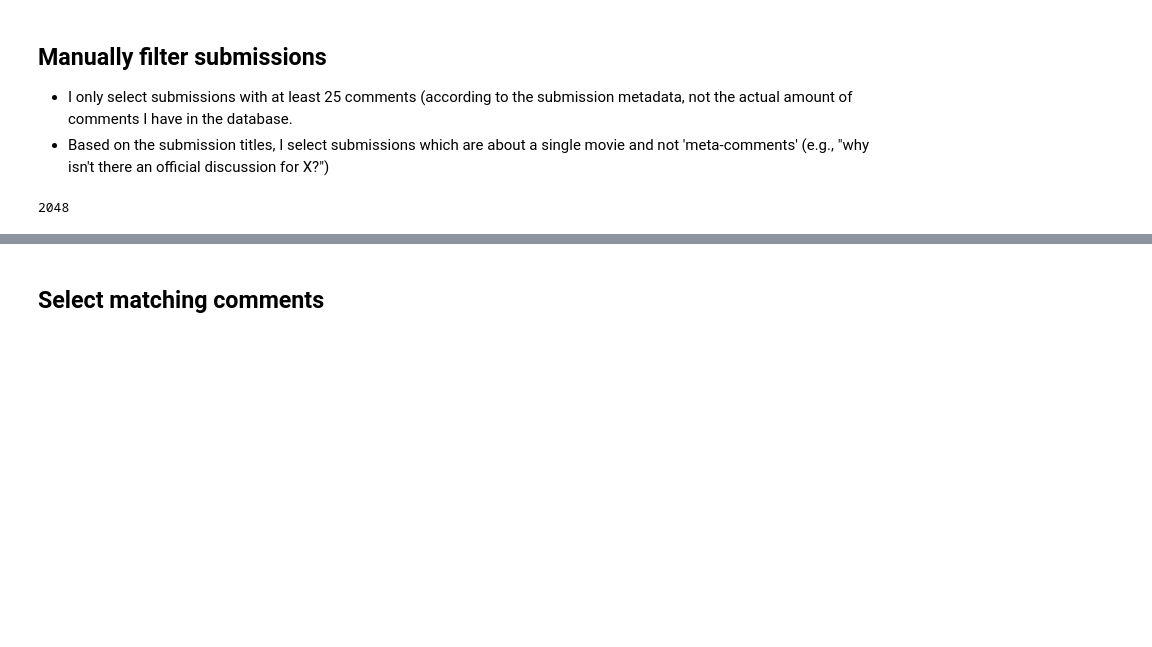
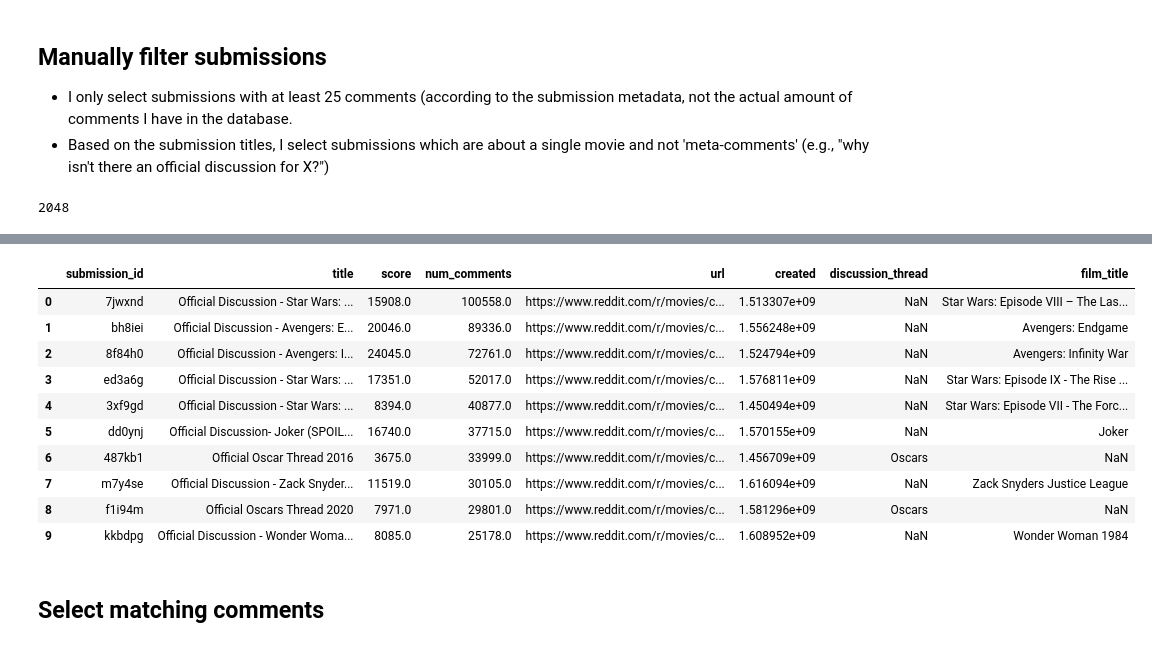
Before and after one commit to jarikstam/rmss_thesis, a Jupyter notebook: 3a_select_submissions_and_tokenize_comments.ipynb, the cells around one changed output, grey strips where cells are left out. Saved outputs shown, nothing was run; the diff lists cells and outputs as text; code cells hidden in the pictures; blank space fills up the shorter version.

```diff
--- a/3a_select_submissions_and_tokenize_comments.ipynb
+++ b/3a_select_submissions_and_tokenize_comments.ipynb
@@ -32,0 +172,16 @@ print(len(submissions))
+# %%
+df = pd.merge(all_submissions, submissions, how="outer")
+# %%
+df.head(10)
+# %% [output]
+|  | submission_id | title | score | num_comments | url | created | discussion_thread | film_title |
+| 0 | 7jwxnd | Official Discussion - Star Wars: ... | 15908.0 | 100558.0 | https://www.reddit.com/r/movies/c... | 1.513307e+09 | NaN | Star Wars: Episode VIII – The Las... |
+| 1 | bh8iei | Official Discussion - Avengers: E... | 20046.0 | 89336.0 | https://www.reddit.com/r/movies/c... | 1.556248e+09 | NaN | Avengers: Endgame |
+| 2 | 8f84h0 | Official Discussion - Avengers: I... | 24045.0 | 72761.0 | https://www.reddit.com/r/movies/c... | 1.524794e+09 | NaN | Avengers: Infinity War |
+| 3 | ed3a6g | Official Discussion - Star Wars: ... | 17351.0 | 52017.0 | https://www.reddit.com/r/movies/c... | 1.576811e+09 | NaN | Star Wars: Episode IX - The Rise ... |
+| 4 | 3xf9gd | Official Discussion - Star Wars: ... | 8394.0 | 40877.0 | https://www.reddit.com/r/movies/c... | 1.450494e+09 | NaN | Star Wars: Episode VII - The Forc... |
+| 5 | dd0ynj | Official Discussion- Joker (SPOIL... | 16740.0 | 37715.0 | https://www.reddit.com/r/movies/c... | 1.570155e+09 | NaN | Joker |
+| 6 | 487kb1 | Official Oscar Thread 2016 | 3675.0 | 33999.0 | https://www.reddit.com/r/movies/c... | 1.456709e+09 | Oscars | NaN |
+| 7 | m7y4se | Official Discussion - Zack Snyder... | 11519.0 | 30105.0 | https://www.reddit.com/r/movies/c... | 1.616094e+09 | NaN | Zack Snyders Justice League |
+| 8 | f1i94m | Official Oscars Thread 2020 | 7971.0 | 29801.0 | https://www.reddit.com/r/movies/c... | 1.581296e+09 | Oscars | NaN |
+| 9 | kkbdpg | Official Discussion - Wonder Woma... | 8085.0 | 25178.0 | https://www.reddit.com/r/movies/c... | 1.608952e+09 | NaN | Wonder Woman 1984 |
```
Also changed, not shown: parts of 18 cells of this notebook, 7 other files.
